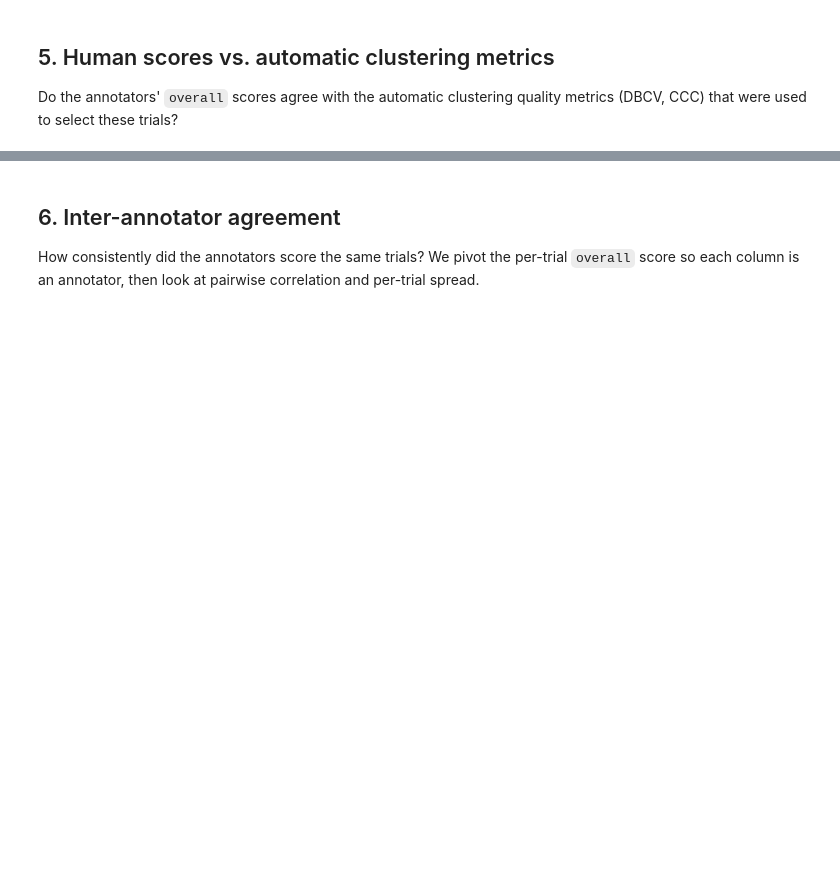
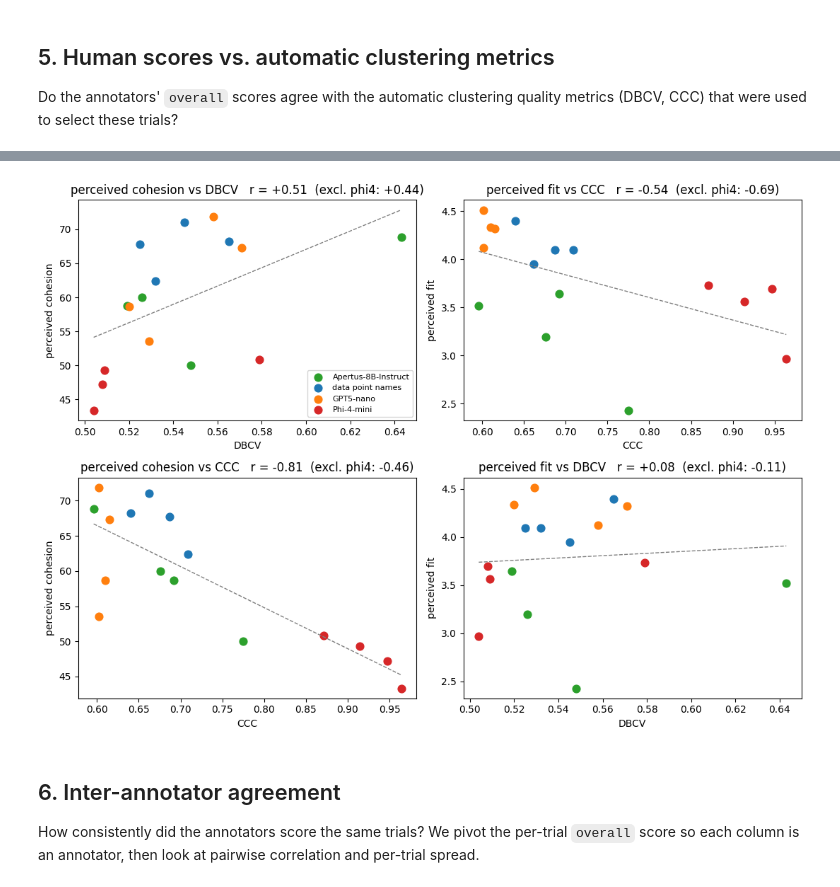
Before and after one commit to cea-ethz/Computational-Digital-Passport-Taxonomy, a Jupyter notebook: annotator results/annotator_results_summary.ipynb, the cells around one changed output, grey strips where cells are left out. Saved outputs shown, nothing was run; the diff lists cells and outputs as text; code cells hidden in the pictures; blank space fills up the shorter version.

```diff
--- a/annotator results/annotator_results_summary.ipynb
+++ b/annotator results/annotator_results_summary.ipynb
@@ -257,3 +414,31 @@ plt.show()
+# %%
+# Scatter plots for each human-score / metric pair, with a least-squares
+# fit line and the Pearson r in the title (all sources vs. excl. phi4_mini).
+src_colors = {s: c for s, c in zip(trial_summary["source"].unique(), plt.cm.tab10.colors)}
+
+fig, axes = plt.subplots(2, 2, figsize=(11, 8))
+for ax, (x, metric, xname, mname) in zip(axes.ravel(), CORR_PAIRS):
+    d = trial_summary.dropna(subset=[x, metric])
+    for s, sub in d.groupby("source"):
+        ax.scatter(sub[metric], sub[x], color=src_colors[s], s=60,
+                   label=source_labels.get(s, s))
+
+    slope, intercept = np.polyfit(d[metric], d[x], 1)
+    xs = np.linspace(d[metric].min(), d[metric].max(), 50)
+    ax.plot(xs, slope * xs + intercept, "--", color="grey", lw=1)
+
+    r_all, _ = stats.pearsonr(d[metric], d[x])
+    d_np = d[d["source"] != "phi4_mini"]
+    r_np, _ = stats.pearsonr(d_np[metric], d_np[x])
+    ax.set_title(f"{xname} vs {mname}   r = {r_all:+.2f}  (excl. phi4: {r_np:+.2f})")
+    ax.set_xlabel(mname)
+    ax.set_ylabel(xname)
+
+axes[0, 0].legend(fontsize=8)
+plt.tight_layout()
+plt.show()
+# %% [output]
+[figure, added]
 # %% [markdown]
 ## 6. Inter-annotator agreement
 
```
Also changed, not shown: parts of 17 cells of this notebook.
